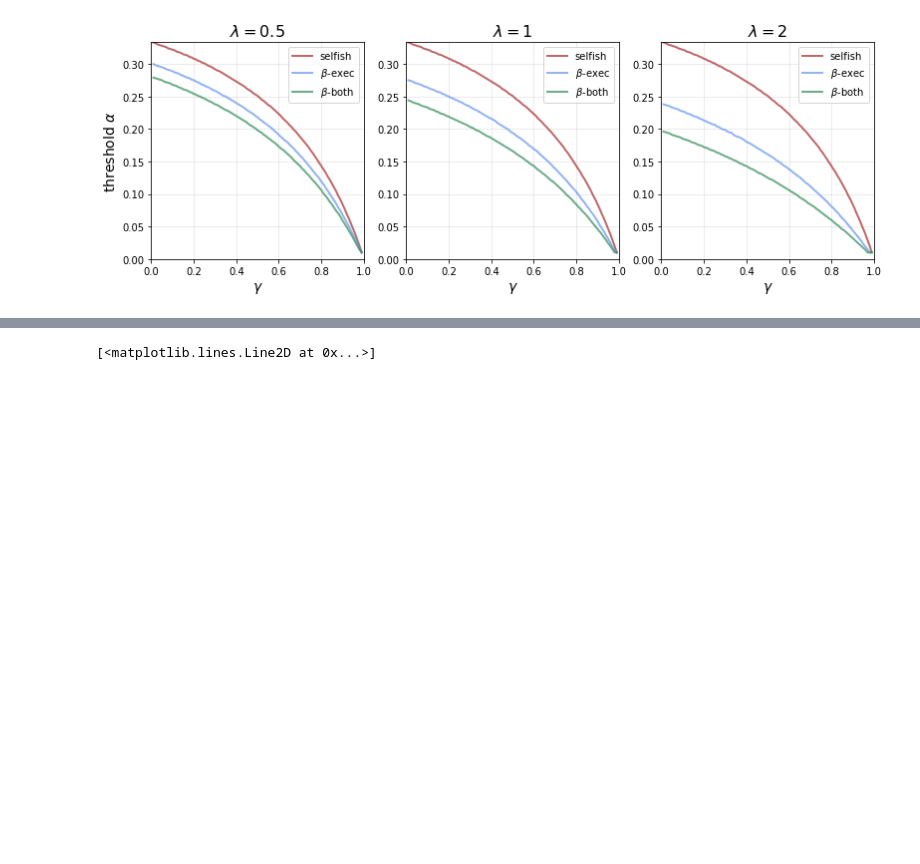
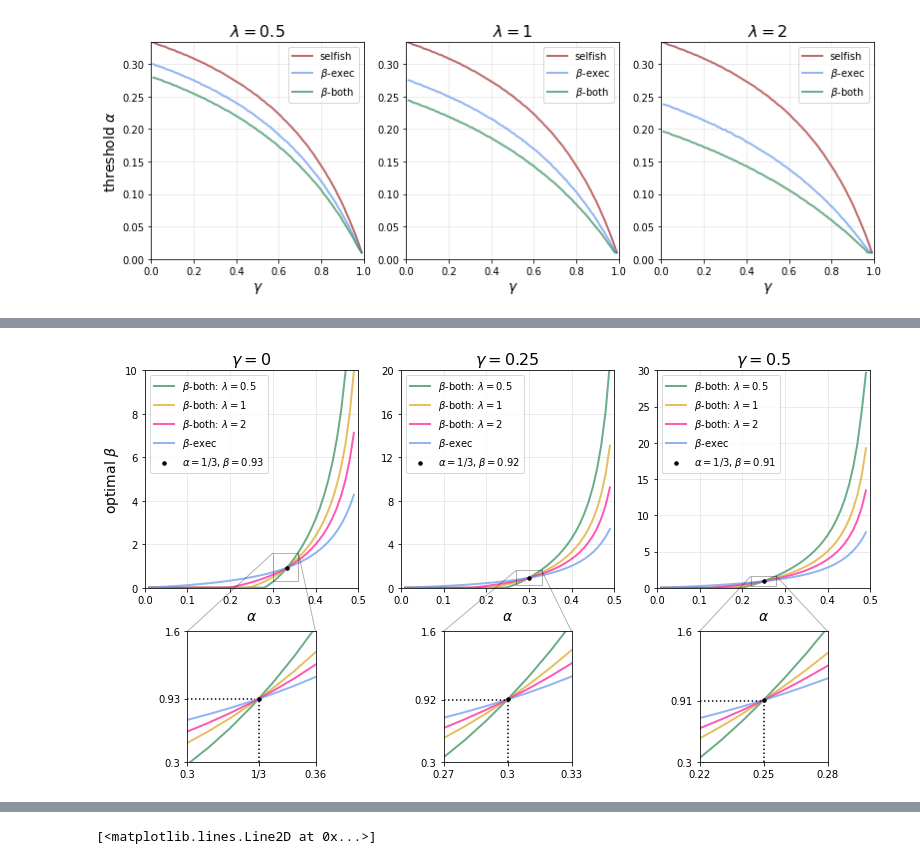
Before and after one commit to michaelneuder/opportunistic-mining, a Jupyter notebook: fusion-mining.ipynb, the cells around one changed output, grey strips where cells are left out. Saved outputs shown, nothing was run; the diff lists cells and outputs as text; code cells hidden in the pictures; blank space fills up the shorter version.

```diff
--- a/fusion-mining.ipynb
+++ b/fusion-mining.ipynb
@@ -410,0 +442,83 @@ plt.show()
+# %%
+f, axarr = plt.subplots(ncols=3, figsize=(13,4))
+
+axins0 = axarr[0].inset_axes([0.2, -0.8, 0.6, 0.6], xlim=(0.3, 0.36), ylim=(0.3, 1.6))
+axins0.set_xticks([0.3, 1/3, 0.36])
+axins0.set_xticklabels(['0.3', '1/3', '0.36'])
+axins0.set_yticks([0.3, 0.93, 1.6])
+axins0.set_yticklabels(['0.3', '0.93', '1.6'])
+axarr[0].indicate_inset_zoom(axins0, edgecolor="black", label=None, alpha=0.3)
+
+axins1 = axarr[1].inset_axes([0.2, -0.8, 0.6, 0.6], xlim=(0.27, 0.33), ylim=(0.3, 1.6))
+axins1.set_xticks([0.27, 0.3, 0.33])
+axins1.set_xticklabels(['0.27', '0.3', '0.33'])
+axins1.set_yticks([0.3, 0.92, 1.6])
+axins1.set_yticklabels(['0.3', '0.92', '1.6'])
+axarr[1].indicate_inset_zoom(axins1, edgecolor="black", label=None, alpha=0.3)
+
+axins2= axarr[2].inset_axes([0.2, -0.8, 0.6, 0.6], xlim=(0.22, 0.28), ylim=(0.3, 1.6))
+axins2.set_xticks([0.22, 0.25, 0.28])
+axins2.set_xticklabels(['0.22', '0.25', '0.28'])
+axins2.set_yticks([0.3, 0.91, 1.6])
+axins2.set_yticklabels(['0.3', '0.91', '1.6'])
+axarr[2].indicate_inset_zoom(axins2, edgecolor="black", label=None, alpha=0.3)
+
+
+for ax in [axarr[0], axins0]:
+    ax.plot(alphas, opt_beta_both[0,0], color='seagreen', linewidth=2, alpha=0.7, label=r'$\beta$-both: $\lambda=0.5$')
+    ax.plot(alphas, opt_beta_both[0,1], color='goldenrod', linewidth=2, alpha=0.7, label=r'$\beta$-both: $\lambda=1$')
+    ax.plot(alphas, opt_beta_both[0,2], color='deeppink', linewidth=2, alpha=0.7, label=r'$\beta$-both: $\lambda=2$')
+    ax.plot(alphas, opt_beta_exec[0], color='cornflowerblue', linewidth=2, alpha=0.7, label=r'$\beta$-exec')
+    gamma0beta = betas[np.argmax(paperRewards(1/3, 0, betas))]
+    ax.scatter(1/3, gamma0beta, marker='o', color='k', s=12, zorder=5,
+                  label=r'$\alpha=1/3,\beta=${:0.2f}'.format(gamma0beta))
+
+for ax in [axarr[1], axins1]:
+    ax.plot(alphas, opt_beta_both[1,0], color='seagreen', linewidth=2, alpha=0.7, label=r'$\beta$-both: $\lambda=0.5$')
+    ax.plot(alphas, opt_beta_both[1,1], color='goldenrod', linewidth=2, alpha=0.7, label=r'$\beta$-both: $\lambda=1$')
+    ax.plot(alphas, opt_beta_both[1,2], color='deeppink', linewidth=2, alpha=0.7, label=r'$\beta$-both: $\lambda=2$')
+    ax.plot(alphas, opt_beta_exec[1], color='cornflowerblue', linewidth=2, alpha=0.7, label=r'$\beta$-exec')
+    gamma25beta = betas[np.argmax(paperRewards(0.3, .25, betas))]
+    ax.scatter(0.3, gamma25beta, marker='o', color='k', s=12, zorder=5,
+                  label=r'$\alpha=1/3,\beta=${:0.2f}'.format(gamma25beta))
+
+for ax in [axarr[2], axins2]:
+    ax.plot(alphas, opt_beta_both[2,0], color='seagreen', linewidth=2, alpha=0.7, label=r'$\beta$-both: $\lambda=0.5$')
+    ax.plot(alphas, opt_beta_both[2,1], color='goldenrod', linewidth=2, alpha=0.7, label=r'$\beta$-both: $\lambda=1$')
+    ax.plot(alphas, opt_beta_both[2,2], color='deeppink', linewidth=2, alpha=0.7, label=r'$\beta$-both: $\lambda=2$')
+    ax.plot(alphas, opt_beta_exec[2], color='cornflowerblue', linewidth=2, alpha=0.7, label=r'$\beta$-exec')
+    gamma50beta = betas[np.argmax(paperRewards(0.25, .5, betas))]
+    ax.scatter(0.25, gamma50beta, marker='o', color='k', s=12, zorder=5,
+                  label=r'$\alpha=1/3,\beta=${:0.2f}'.format(gamma50beta))
+
+for ax in axarr:
+    ax.legend()
+    ax.grid(alpha=0.3)
+    ax.set_xlabel(r'$\alpha$', size=14)
+
+
+axarr[0].set_ylabel(r'optimal $\beta$', size=14)
+axarr[0].set_xlim(0,1/2)
+axarr[0].set_ylim(0,10)
+axarr[1].set_xlim(0,1/2)
+axarr[1].set_ylim(0,20)
+ticks = np.arange(0, 21, 4)
+axarr[1].set_yticks(ticks)
+axarr[2].set_xlim(0,1/2)
+axarr[2].set_ylim(0,30)
+
+axarr[0].set_title(r'$\gamma=0$', size=16)
+axarr[1].set_title(r'$\gamma=0.25$', size=16)
+axarr[2].set_title(r'$\gamma=0.5$', size=16)
+
+axins0.axvline(1/3, color='k', ymin=0, ymax=0.48, linestyle='dotted')
+axins0.axhline(0.93, color='k', xmin=0, xmax=0.53, linestyle='dotted')
+axins1.axvline(0.3, color='k', ymin=0, ymax=0.48, linestyle='dotted')
+axins1.axhline(0.92, color='k', xmin=0, xmax=0.5, linestyle='dotted')
+axins2.axvline(0.25, color='k', ymin=0, ymax=0.48, linestyle='dotted')
+axins2.axhline(0.91, color='k', xmin=0, xmax=0.5, linestyle='dotted')
+
+plt.savefig('out.png', dpi=400, bbox_inches='tight', facecolor='white')
+plt.show()
+# %% [output]
+[figure, added]
```
Also changed, not shown: parts of 5 cells of this notebook.
